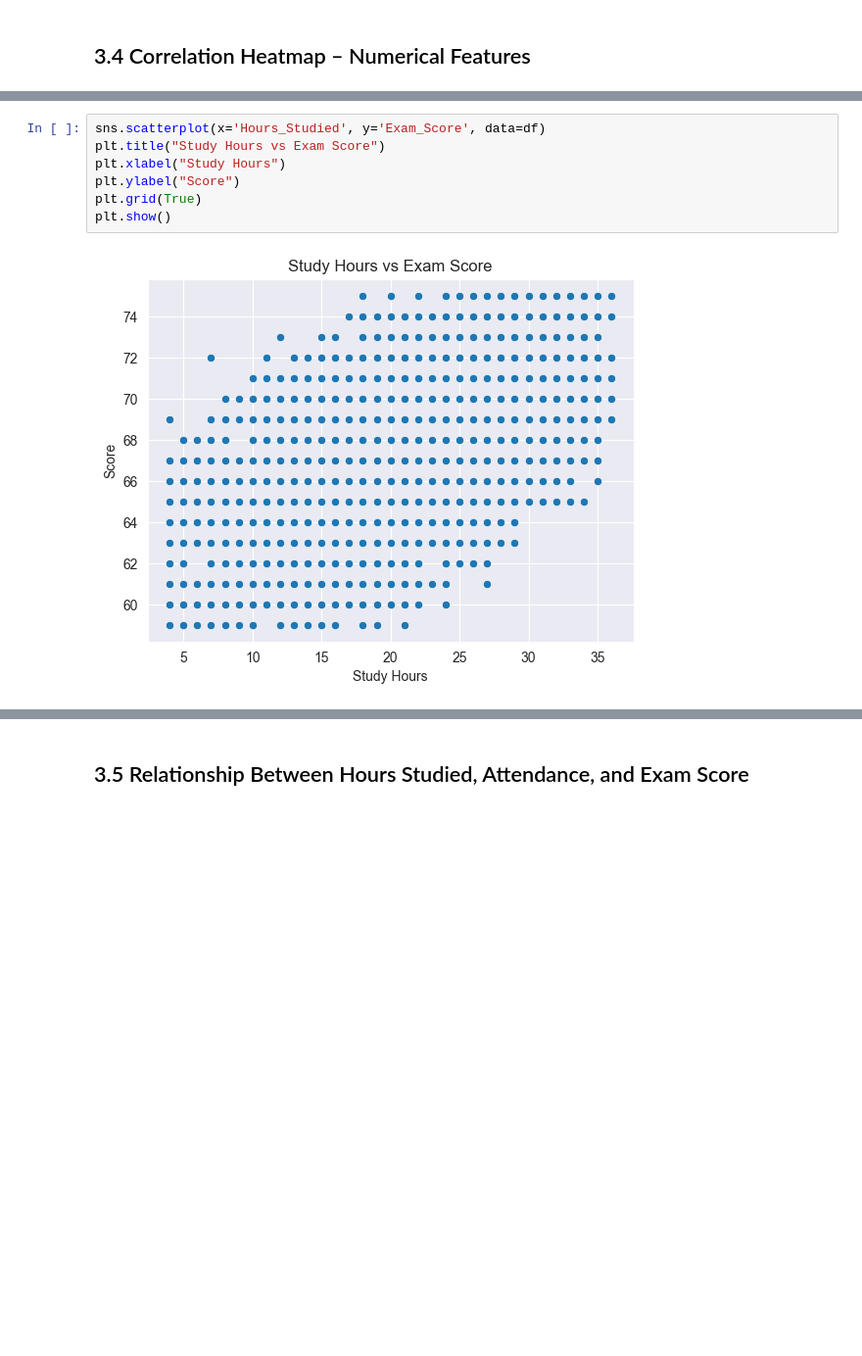
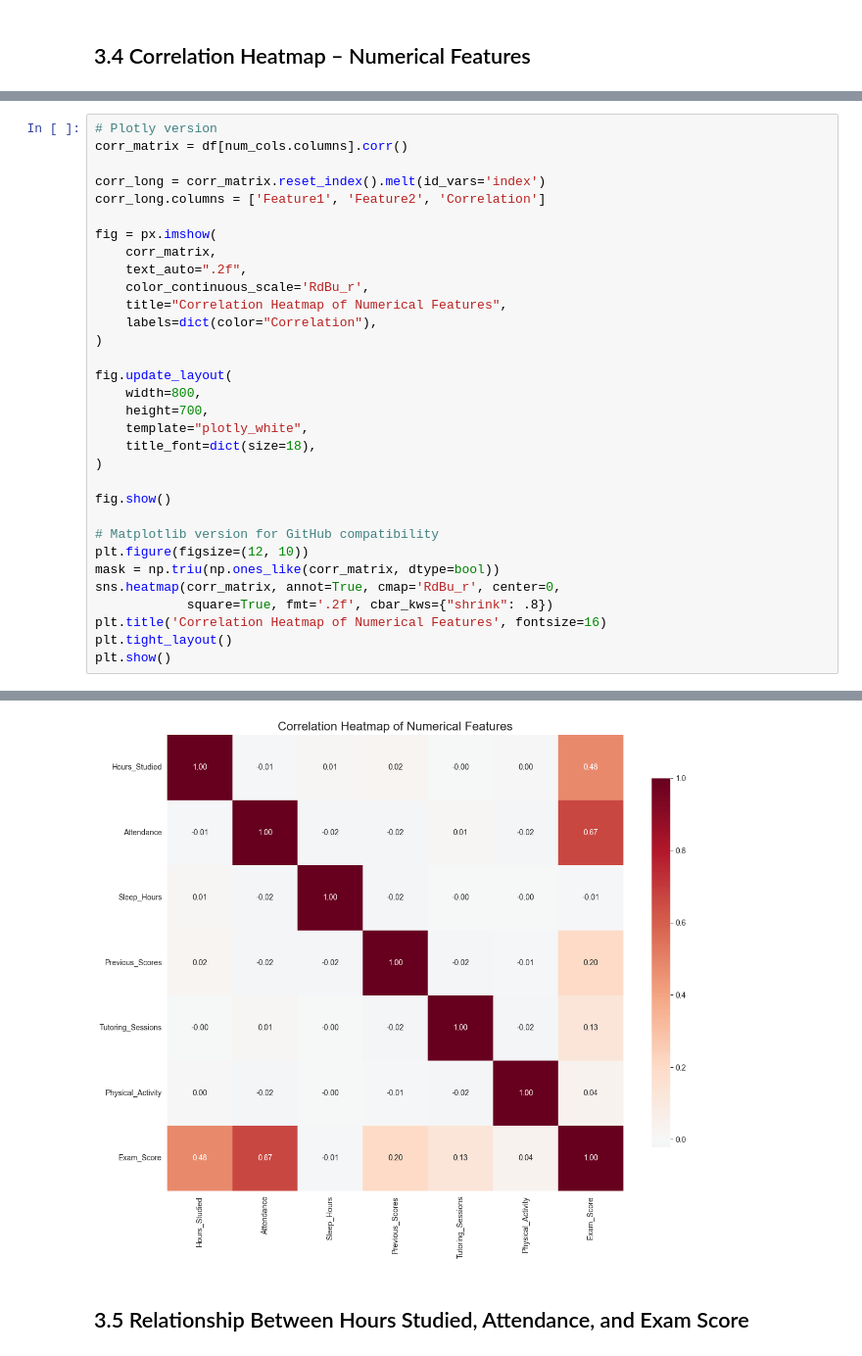
Before and after one commit to Ali-Tharwat/Elevvo-ML-Tasks, a Jupyter notebook: Task 1 - Student Score Prediction/StudentPrediction.ipynb, the cells around one changed output, grey strips where cells are left out. Shown at 98% size. Saved outputs shown, nothing was run; the diff lists cells and outputs as text; blank space fills up the shorter version.

```diff
--- a/Task 1 - Student Score Prediction/StudentPrediction.ipynb
+++ b/Task 1 - Student Score Prediction/StudentPrediction.ipynb
@@ -397,9 +413,33 @@ fig.show()
-# %%
-sns.scatterplot(x='Hours_Studied', y='Exam_Score', data=df)
-plt.title("Study Hours vs Exam Score")
-plt.xlabel("Study Hours")
-plt.ylabel("Score")
-plt.grid(True)
-plt.show()
-# %% [output]
-[figure, removed]
+# %%
+# Plotly version
+corr_matrix = df[num_cols.columns].corr()
+
+corr_long = corr_matrix.reset_index().melt(id_vars='index')
+corr_long.columns = ['Feature1', 'Feature2', 'Correlation']
+
+fig = px.imshow(
+    corr_matrix,
+    text_auto=".2f",
+    color_continuous_scale='RdBu_r',
+    title="Correlation Heatmap of Numerical Features",
+    labels=dict(color="Correlation"),
+)
+
+fig.update_layout(
+    width=800,
+    height=700,
+    template="plotly_white",
+    title_font=dict(size=18),
+)
+
+fig.show()
+
+# Matplotlib version for GitHub compatibility
+plt.figure(figsize=(12, 10))
+mask = np.triu(np.ones_like(corr_matrix, dtype=bool))
+sns.heatmap(corr_matrix, annot=True, cmap='RdBu_r', center=0,
+            square=True, fmt='.2f', cbar_kws={"shrink": .8})
+plt.title('Correlation Heatmap of Numerical Features', fontsize=16)
+plt.tight_layout()
+plt.show()
+# %% [output]
@@ -406,3 +447,4 @@ plt.show()
+[figure, added]
 # %% [markdown]
 ## 3.5 Relationship Between Hours Studied, Attendance, and Exam Score
 # %%
```
Also changed, not shown: parts of 7 cells of this notebook, 8 other files.
